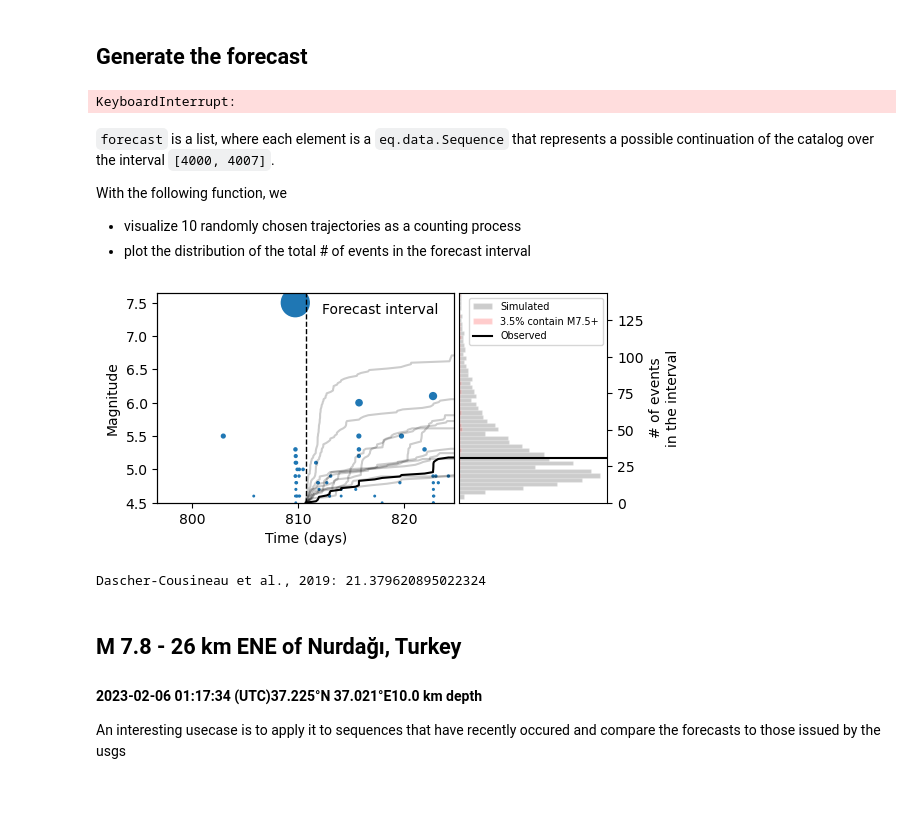
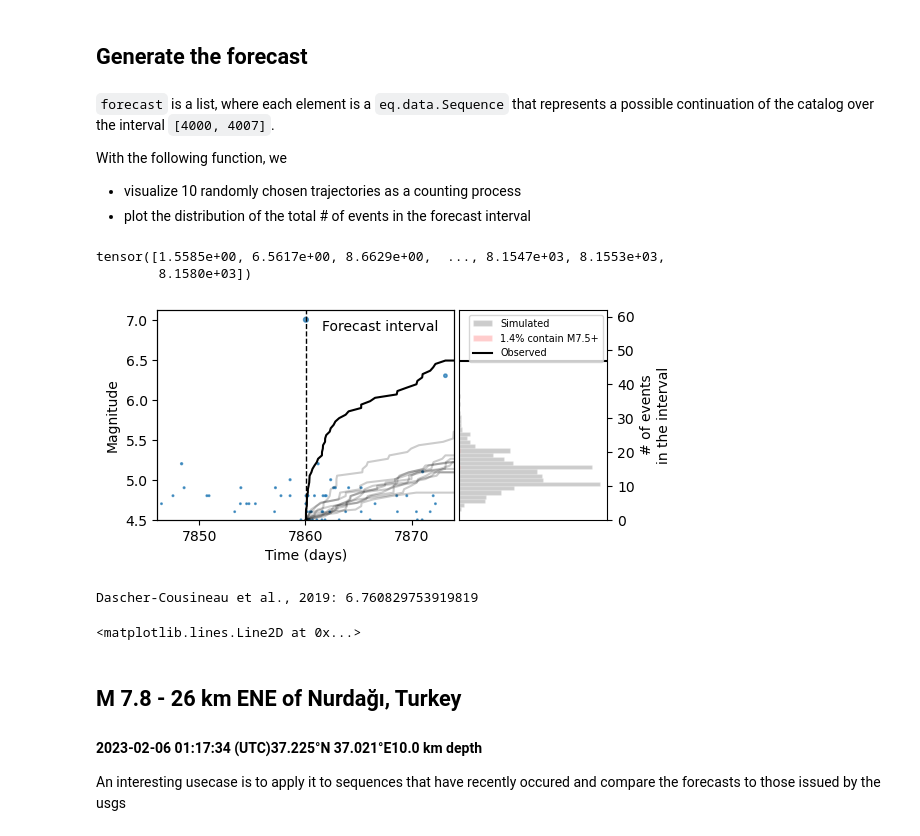
Before and after one commit to keliankaz/recast, a Jupyter notebook: notebooks/kelian/5. Forecasting global.ipynb, the cells around one changed output. Cells and saved outputs as stored; diff of their text form; code cells hidden in the pictures; blank space fills up the shorter version.

```diff
--- a/notebooks/kelian/5. Forecasting global.ipynb
+++ b/notebooks/kelian/5. Forecasting global.ipynb
@@ -15,11 +18,11 @@ We load the catalog like in the previous notebook.
 # %%
 # !rm -rf /home/gcl/RB/kdascher/Projects/MAG_RECAST/recast/data/ANSS_MultiCatalog
 catalog = eq.catalogs.ANSS_MultiCatalog(
-    num_sequences=20000,
-    radius_kilometers = 200,
-    t_end_days=4*365,
+    num_sequences=5000,
+    t_end_days=365,
+    radius_kilometers=250,
     mag_completeness=4.5,
-    minimum_mainshock_mag=6.0,
+    minimum_mainshock_mag=6.5,
 )
 # %% [output]
 Loading existing catalog from /Users/kdascher/Documents/Documents/Berkeley/Projects/DS_discovery/recast/data/ANSS_MultiCatalog.
@@ -33,8 +36,8 @@ trained_models_dir
 PosixPath('/Users/kdascher/Documents/Documents/Berkeley/Projects/DS_discovery/recast/trained_models')
 # %%
 # model = eq.models.RecurrentTPP.load_from_checkpoint(trained_models_dir / "White_RecurrentTPP.ckpt")
-filename ='epoch=724-step=8700.ckpt'
+filename ='/Users/kdascher/Documents/Documents/Berkeley/Projects/DS_discovery/recast/notebooks/kelian/lightning_logs/version_38/checkpoints/epoch=166-step=5010.ckpt'
 # filename ='epoch=54-step=660.ckpt'
-model = eq.models.RecurrentTPP.load_from_checkpoint(trained_models_dir / filename)
+model = eq.models.RecurrentTPP.load_from_checkpoint(filename)
 model.eval()
 # %% [output]
@@ -51,6 +65,8 @@ We would like to generate a 20-day forecast after the largest earthquake in the
 # %%
 test_seq = catalog.val[1]
-t_forecast = test_seq.arrival_times[test_seq.mag.argmax()]+1
+
+mainshock_index = (test_seq.mag * (test_seq.arrival_times > test_seq.t_nll_start)).argmax()
+t_forecast = test_seq.arrival_times[mainshock_index]
 duration = 14
 num_samples = 10000
 # Past events that we condition on
@@ -68,23 +84,34 @@ if torch.cuda.is_available():
 forecast = []
 batch_size = 2000
 total_samples = 0
-for _ in tqdm(range(int(num_samples/batch_size))):
-    forecast += model.sample(batch_size=batch_size, duration=duration, past_seq=past_seq, return_sequences=True)
+for _ in tqdm(range(int(num_samples / batch_size))):
+    forecast += model.sample(
+        batch_size=batch_size,
+        duration=duration,
+        past_seq=past_seq,
+        return_sequences=True,
+    )
     total_samples += batch_size
-# %% [output]
-KeyboardInterrupt:
 # %% [markdown]
 `forecast` is a list, where each element is a `eq.data.Sequence` that represents a possible continuation of the catalog over the interval `[4000, 4007]`.
 
 With the following function, we
 - visualize 10 randomly chosen trajectories as a counting process
 - plot the distribution of the total # of events in the forecast interval
+# %%
+seq.arrival_times
+# %% [output]
+tensor([1.5585e+00, 6.5617e+00, 8.6629e+00,  ..., 8.1547e+03, 8.1553e+03,
+        8.1580e+03])
 # %%
-eq.visualization.visualize_trajectories(test_seq, forecast,dpi=100,add_mag_threshold=7.5)
-print("Dascher-Cousineau et al., 2019:", 10**(past_seq.mag.max().item()-6.17))
+ax_a, axb = eq.visualization.visualize_trajectories(test_seq, forecast,dpi=100,add_mag_threshold=7.5)
+kdc19 = 10**(test_seq.mag[mainshock_index].item()-6.17)
+print("Dascher-Cousineau et al., 2019:", kdc19)
+axb.axhline(kdc19, c="r", label="Dascher-Cousineau et al., 2019")
 # %% [output]
-[figure, old version]
+[figure, new version]
-Dascher-Cousineau et al., 2019: 21.379620895022324
+Dascher-Cousineau et al., 2019: 6.760829753919819
+<matplotlib.lines.Line2D at 0x...>
 # %% [markdown]
 ## M 7.8 - 26 km ENE of Nurdağı, Turkey
 #### 2023-02-06 01:17:34 (UTC)37.225°N 37.021°E10.0 km depth
```
Also changed, not shown: parts of 11 cells of this notebook, 4 other files.
